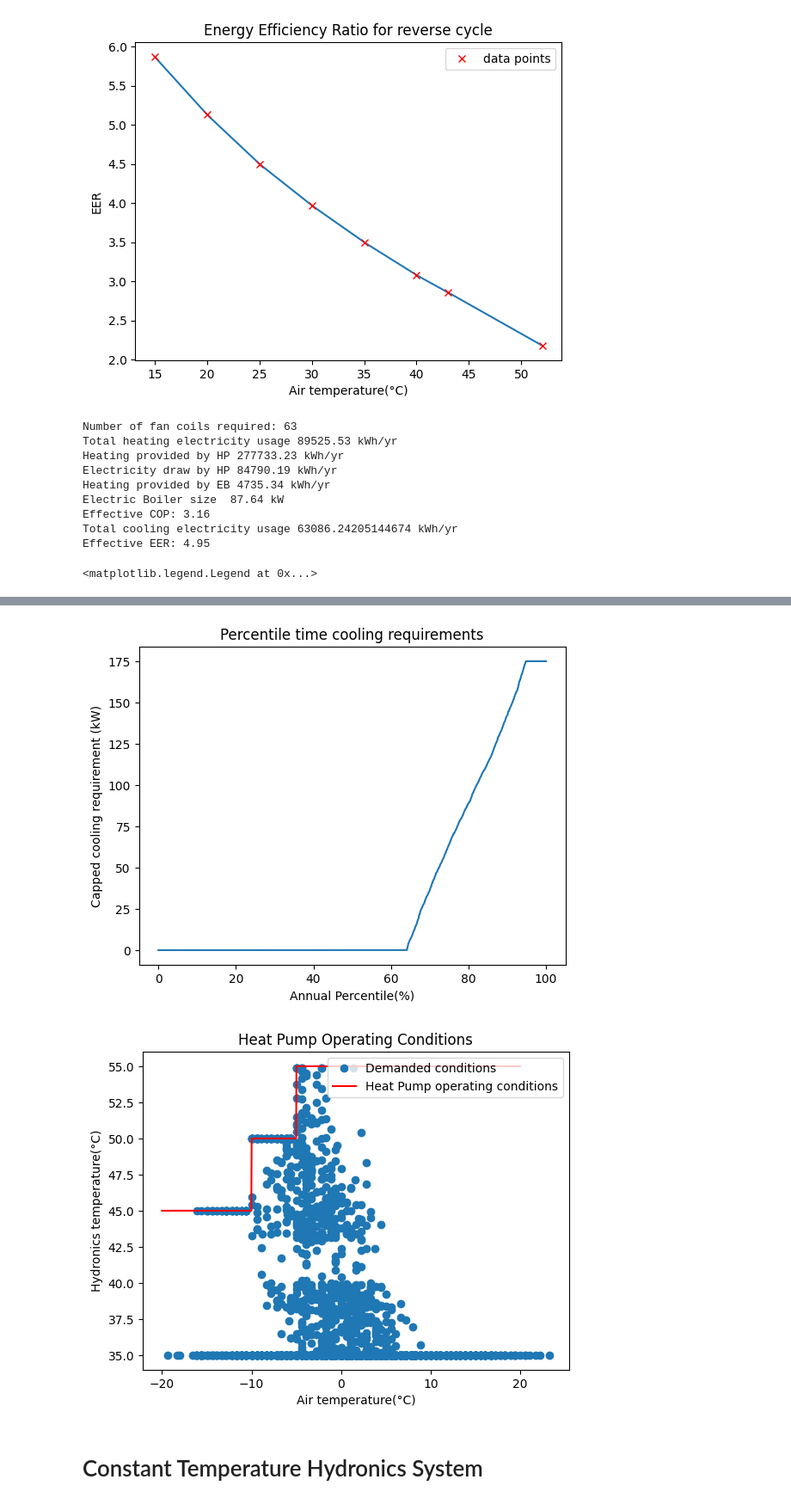
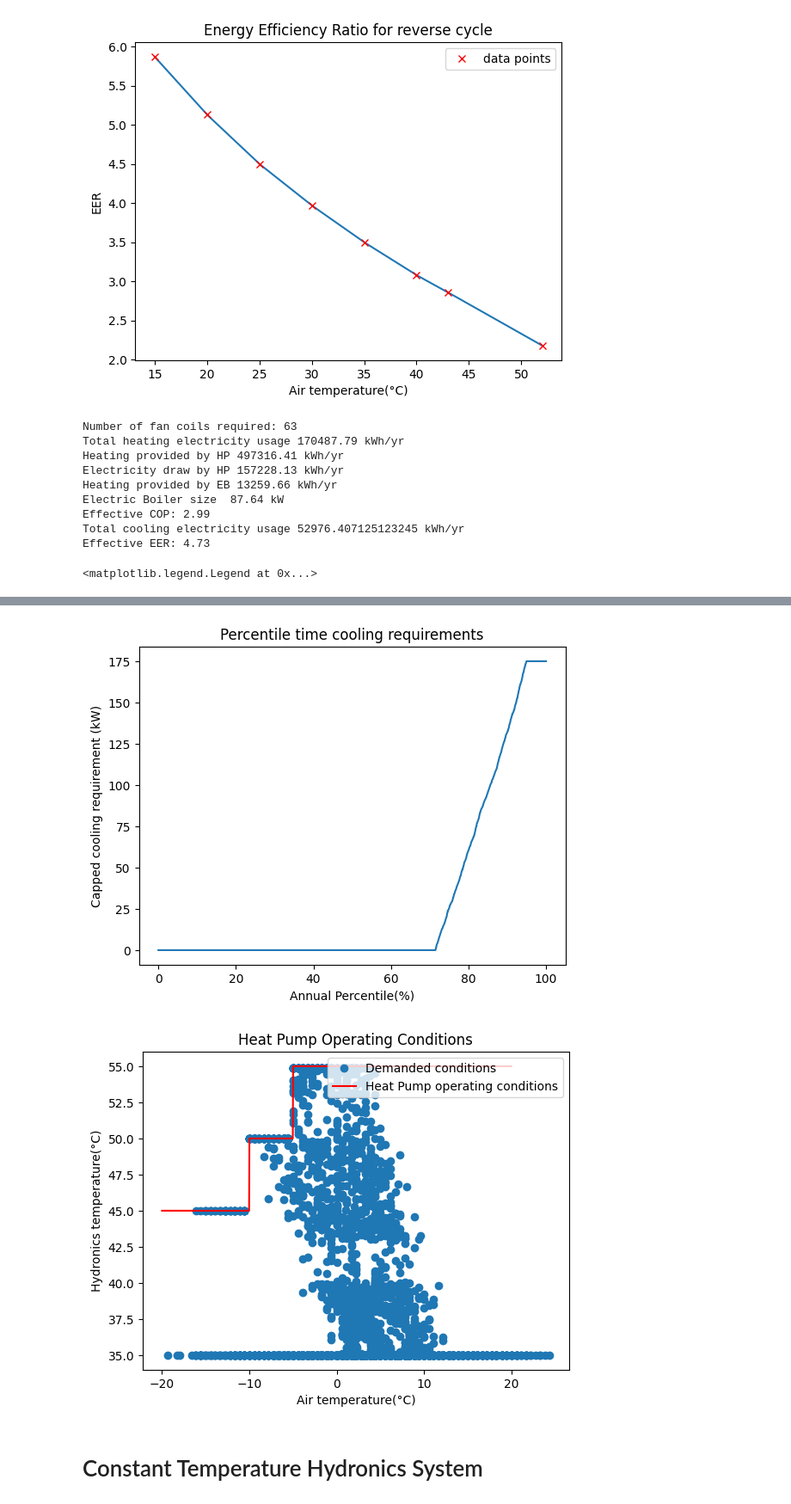
Before and after one commit to SNaylor12543/Variable_Output_Temperature_Heat_Pump, a Jupyter notebook: EAHV-M1500-YCL(-N).ipynb, the cells around one changed output, grey strips where cells are left out. Shown at 86% size. Saved outputs shown, nothing was run; the diff lists cells and outputs as text; code cells hidden in the pictures.

```diff
--- a/EAHV-M1500-YCL(-N).ipynb
+++ b/EAHV-M1500-YCL(-N).ipynb
@@ -129,7 +129,7 @@ Heat_Pump_count = 2
 
 Heat_Pump = Heat_Pump("Data/Heat_Pump/EAHV-M1500-YCL(-N)/Heating_10C.csv")
 HVAC = HVAC("Data/Heat_Pump/EAHV-M1500-YCL(-N)/Cooling_10C.csv")
-data_path = "Data/XL-BES-Tool_Output_17-02.csv"
+data_path = "Data/XL-BES-Tool_Output_09-03.csv"
 write_path = "Data/Output-Alt3.csv"
 
 Heating_Distribution = Heating_Distribution("Data/HFP-550LM-Z1", max_Heating_power, max_HVAC_power)
@@ -214,12 +214,12 @@ plt.title("Heat Pump Operating Conditions")
 plt.legend(loc='upper right')
 # %% [output]
 Number of fan coils required: 63
-Total heating electricity usage 89525.53 kWh/yr
-Heating provided by HP 277733.23 kWh/yr
-Electricity draw by HP 84790.19 kWh/yr
-Heating provided by EB 4735.34 kWh/yr
+Total heating electricity usage 170487.79 kWh/yr
+Heating provided by HP 497316.41 kWh/yr
+Electricity draw by HP 157228.13 kWh/yr
+Heating provided by EB 13259.66 kWh/yr
 Electric Boiler size  87.64 kW
-Effective COP: 3.16
-Total cooling electricity usage 63086.24205144674 kWh/yr
-Effective EER: 4.95
+Effective COP: 2.99
+Total cooling electricity usage 52976.407125123245 kWh/yr
+Effective EER: 4.73
 <matplotlib.legend.Legend at 0x...>
@@ -229,5 +229,5 @@ Effective EER: 4.95
-[figure, old version]
+[figure, new version]
-[figure, old version]
+[figure, new version]
 # %% [markdown]
 # Constant Temperature Hydronics System
 # %%
```
Also changed, not shown: parts of 2 cells of this notebook, 6 other files.
